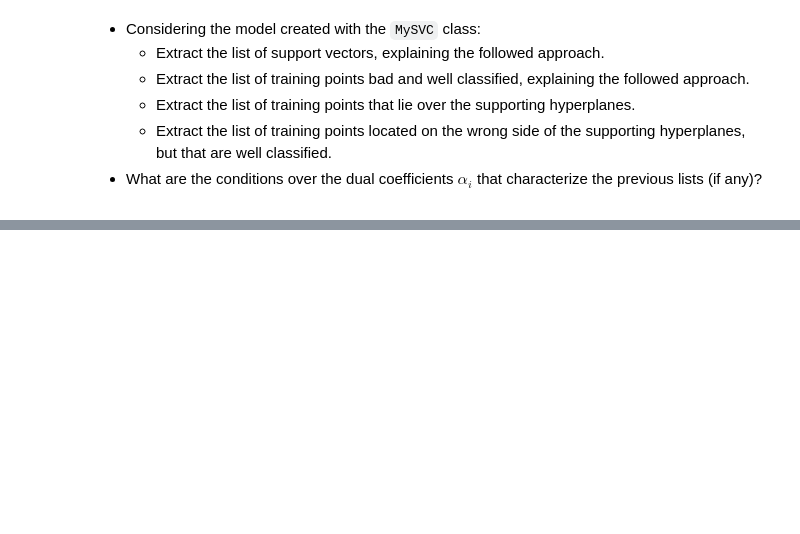
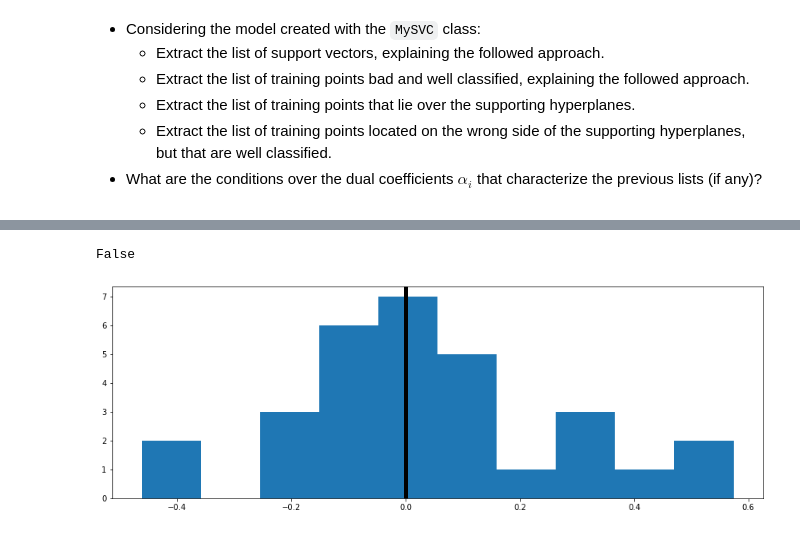
Before and after one commit to OscarGB/MUCD-MAAA, a Jupyter notebook: Practica 1/SMO.ipynb, the cells around one changed output, grey strips where cells are left out. Saved outputs shown, nothing was run; the diff lists cells and outputs as text; code cells hidden in the pictures; blank space fills up the shorter version.

```diff
--- a/Practica 1/SMO.ipynb
+++ b/Practica 1/SMO.ipynb
@@ -419,0 +444,24 @@ Points well classfied but wrong side alphas: [1. 1. 1. 1. 1. 1. 1. 1. 1. 1. 1. 1
+# %%
+C = 1e0
+gamma = 'scale'
+
+model_my = MySVC(C=C, gamma=gamma)
+model_sk = SVC(C=C, gamma=gamma)
+
+# Training of the models (complete).
+# ...
+model_my.fit(x_tr, y_tr)
+model_sk.fit(x_tr, y_tr)
+
+# Comparative of the predicted scores (complete).
+# ...
+h = model_my.decision_function(x_te) - model_sk.decision_function(x_te)
+plt.hist(h)
+plt.axvline(x=0, color='black', linewidth=5)
+
+# Comparative of the predicted classes (complete).
+# ...
+(model_my.predict(x_te) == model_sk.predict(x_te)).all()
+# %% [output]
+False
+[figure, added]
```
Also changed, not shown: parts of 15 cells of this notebook.
